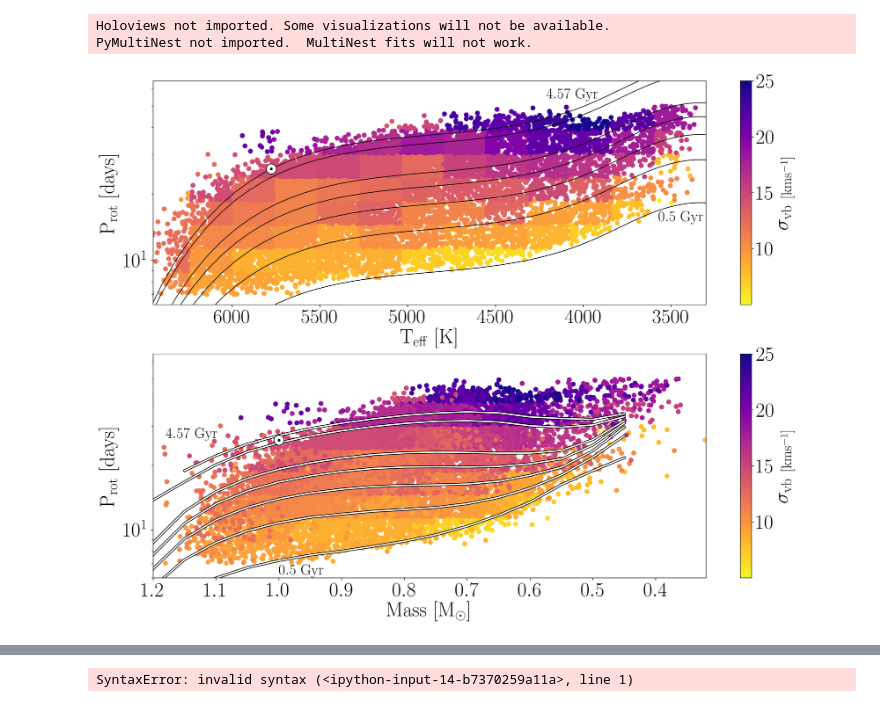
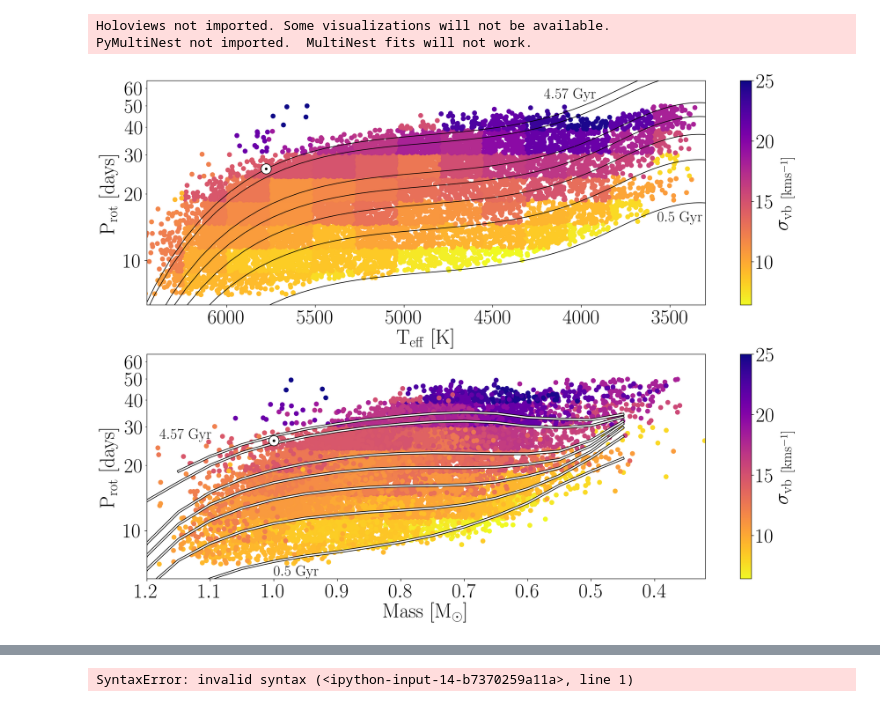
Before and after one commit to RuthAngus/kinematics-and-rotation, a Jupyter notebook: figure_codez/Main_figure_2.ipynb, the cells around one changed output, grey strips where cells are left out. Drawn from its saved outputs; the diff is of its cells as text; code cells hidden in the pictures.

```diff
--- a/figure_codez/Main_figure_2.ipynb
+++ b/figure_codez/Main_figure_2.ipynb
@@ -199,6 +199,11 @@ ax1.set_yscale("log")
 ax1.set_ylim(6.3, 65)
 ax1.set_xlabel("$\mathrm{T_{eff}~[K]}$")
 
+import matplotlib
+ax1.yaxis.set_minor_formatter(matplotlib.ticker.FormatStrFormatter("$%.0f$"))
+ax1.yaxis.set_major_formatter(matplotlib.ticker.FormatStrFormatter("$%.0f$"))
+ax1.set_yticks([10, 20, 30, 40, 50, 60], minor=True)
+
 ax2 = fig.add_subplot(212)
 for i, m in enumerate(period_masks):
     for j in range(len(tbins)-1):
@@ -212,40 +217,54 @@ ax2.set_xlim(1.2, .32)
 ax2.set_yscale("log")
 ax2.set_ylim(6, 65)
 ax2.set_xlabel("$\mathrm{Mass~[M_\odot]}$")
+
+ax2.yaxis.set_minor_formatter(matplotlib.ticker.FormatStrFormatter("$%.0f$"))
+ax2.yaxis.set_major_formatter(matplotlib.ticker.FormatStrFormatter("$%.0f$"))
+ax2.set_yticks([10, 20, 30, 40, 50, 60], minor=True)
 
 ax2.plot(1, 26, "wo", ms=15, mec="k", zorder=4)
 ax2.plot(1, 26, "k.", zorder=5)
 
 # Spada & Lanzafame models
 lw0, lw1 = 4, 2
 ax2.plot(sl["Mass"], sl["p0.50"], "k", lw=lw0, zorder=1, label="$\mathrm{Spada~\&~Lanzafame~(2019)~model}$")
 ax2.plot(sl["Mass"], sl["p1.00"], "k", lw=lw0, zorder=1, label="None")
 ax2.plot(sl["Mass"], sl["p1.50"], "k", lw=lw0, zorder=1, label="None")
 ax2.plot(sl["Mass"], sl["p2.00"], "k", lw=lw0, zorder=1, label=None)
 ax2.plot(sl["Mass"], sl["p2.50"], "k", lw=lw0, zorder=1, label=None)
 ax2.plot(sl["Mass"], sl["p4.00"], "k", lw=lw0, zorder=1, label=None)
 ax2.plot(sl["Mass"], sl["p4.57"], "k", lw=lw0, zorder=1, label=None)
 
 ax2.plot(sl["Mass"], sl["p0.50"], "w", lw=lw1, zorder=2, label=None)
 ax2.plot(sl["Mass"], sl["p1.00"], "w", lw=lw1, zorder=2, label=None)
 ax2.plot(sl["Mass"], sl["p1.50"], "w", lw=lw1, zorder=2, label=None)
 ax2.plot(sl["Mass"], sl["p2.00"], "w", lw=lw1, zorder=2, label=None)
 ax2.plot(sl["Mass"], sl["p2.50"], "w", lw=lw1, zorder=2, label=None)
 ax2.plot(sl["Mass"], sl["p4.00"], "w", lw=lw1, zorder=2, label=None)
 ax2.plot(sl["Mass"], sl["p4.57"], "w", lw=lw1, zorder=2, label=None)
 
+# # Add Barnes 2010 isochrones
+# import kinematics_and_rotation as kr
+# test_mass = np.linspace(1.2, .4, 100)
+# test_tau = kr.mass_to_tau_barnes(test_mass)
+
+# ages = [500, 1000, 1500, 2000, 2500, 4000, 4570]
+# for a in ages:
+#     p = kr.barnes_2010_model(1., a, 100, test_tau)
+#     plt.plot(test_mass, p, "k", ls="--")
+
 xs = [1., 1.18]
 ys = [6.2, 26.5]
 for i in range(len(ys)):
     ax2.text(xs[i], ys[i], labels[i])
 
 plt.tight_layout()
 plt.subplots_adjust(hspace=.22)
 
 # plt.savefig("main_figure.pdf")
 # plt.savefig("main_figure")
 # %% [output]
-[figure, old version]
+[figure, new version]
 # %%
 plt.plot(gaia_mc.Mass_berger, gaia_mc.Mass, ".")
 xs = np.linspace(.3, 1, 100)
```
Also changed, not shown: parts of 1 cell of this notebook.
